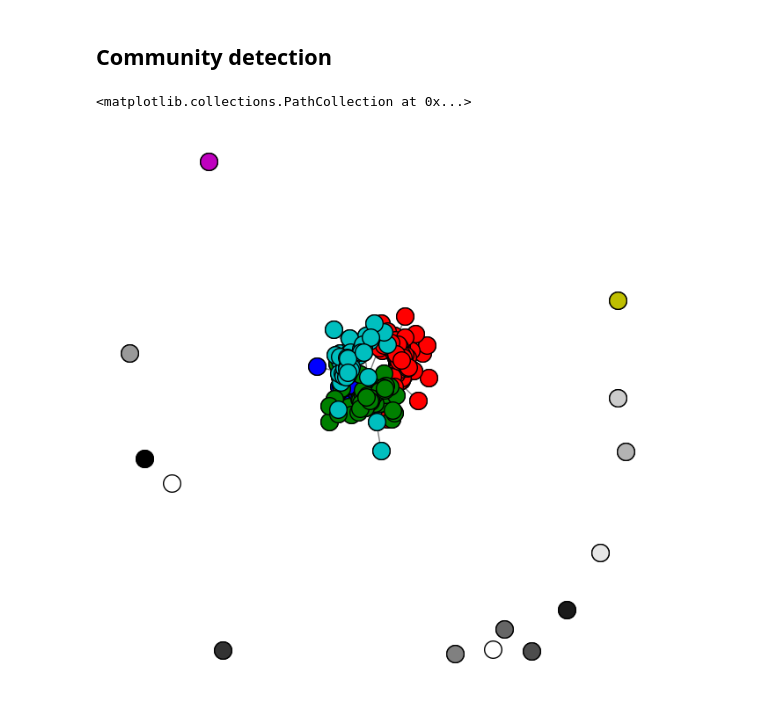
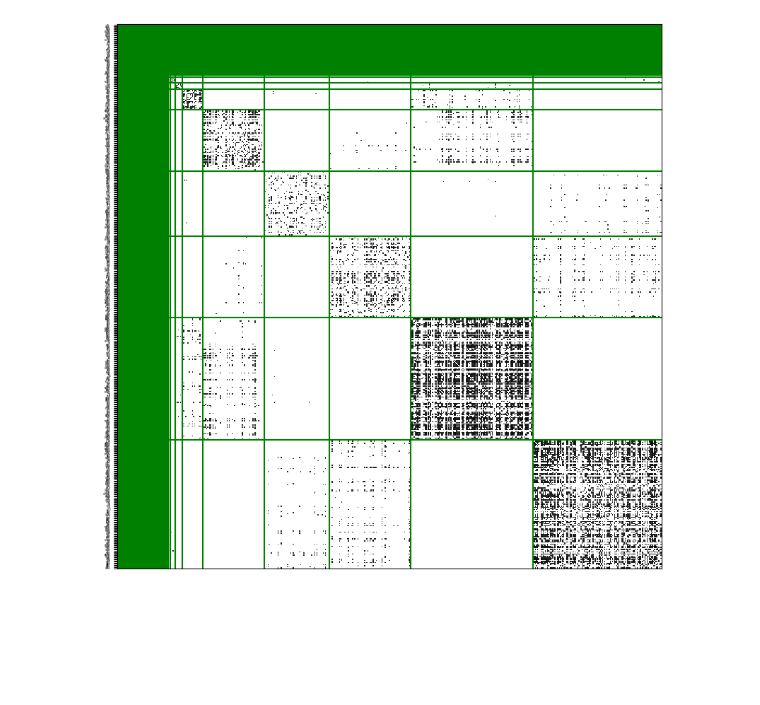
Before and after one commit to HSellis/INA-Project, a Jupyter notebook: community_detection.ipynb, the cells around one changed output. Cells and saved outputs as stored; diff of their text form; code cells hidden in the pictures; blank space fills up the shorter version.

```diff
--- a/community_detection.ipynb
+++ b/community_detection.ipynb
@@ -150,21 +145,4 @@ plot_block_model(G_pos, algorithms.leiden(G_pos), save_file=False)
-# %% [markdown]
-## Community detection
-# %%
-algs = {
-    "Graph": lambda G: NodeClustering([range(len(G))],G, 'Graph'),
-    "Isolates": lambda G: NodeClustering([[i] for i in range(len(G))], G, 'Isolates'),
-    "MCL": algorithms.markov_clustering,
-    "EMMM": lambda G: algorithms.em(G, k = 4), #expectation maximization
-    "KL": lambda G: NodeClustering([list(c) for c in nx.community.kernighan_lin_bisection(G)], G, "Fast LP"),
-    "Louvain": lambda G: algorithms.louvain(G),
-    "Leiden": lambda G: algorithms.leiden(G),
-    "Infomap": lambda G: algorithms.infomap(G),
-    "LP": lambda G: algorithms.label_propagation(G),
-    "FLP": lambda G: NodeClustering([list(c) for c in nx.community.fast_label_propagation_communities(G)], G, "Fast LP")
-}
-
-
-viz.plot_network_clusters(G_pos, algs["Louvain"](G_pos), nx.spring_layout(G_pos))
-# %% [output]
-<matplotlib.collections.PathCollection at 0x...>
-[figure, old version]
+# %%
+plot_block_model(G_pos, algs["Louvain"](G_pos), save_file=False)
+# %% [output]
+[figure, added]
```
Also changed, not shown: parts of 26 cells of this notebook, 3 other files.
